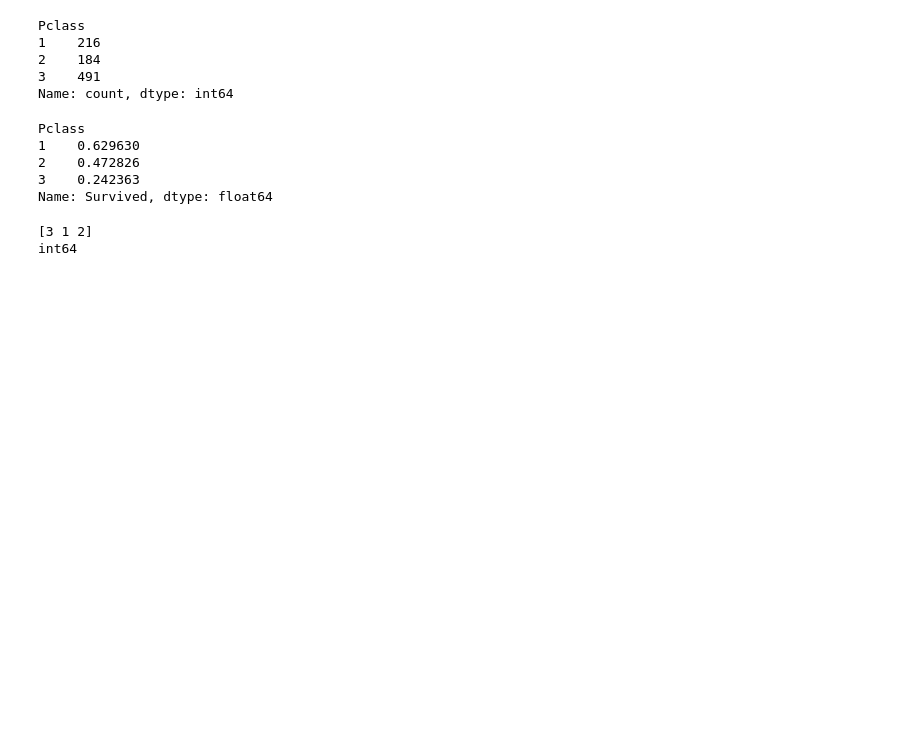
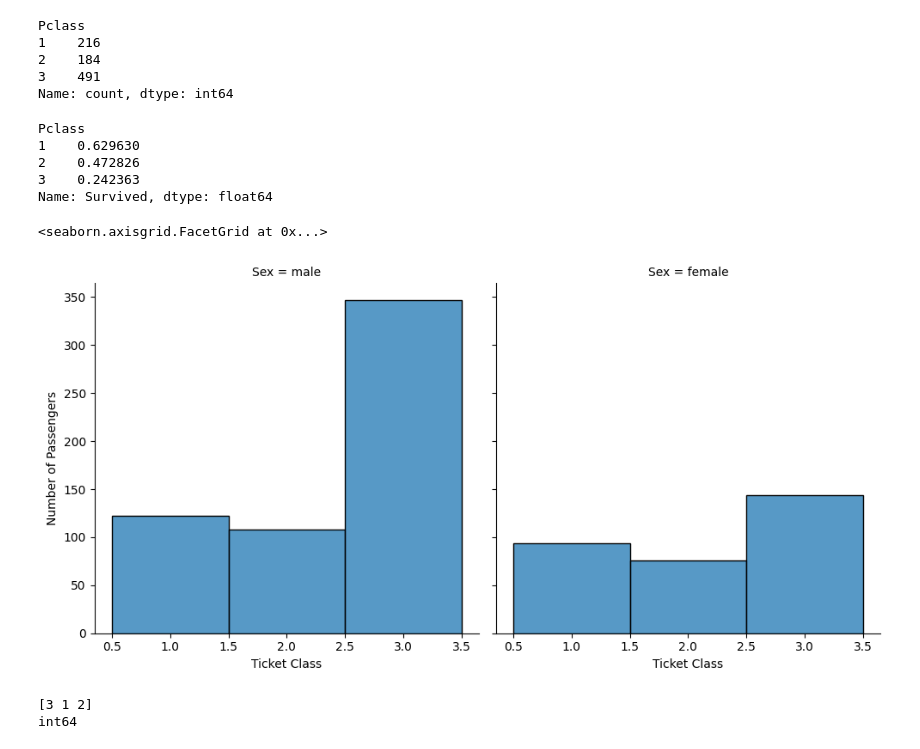
Before and after one commit to rfdspeng/ml_ai_portfolio, a Jupyter notebook: titanic/titanic.ipynb, the cells around one changed output. Drawn from its saved outputs; the diff is of its cells as text; code cells hidden in the pictures; blank space fills up the shorter version.

Commit message:
Update stat notes, add seaborn notes

```diff
--- a/titanic/titanic.ipynb
+++ b/titanic/titanic.ipynb
@@ -187,6 +187,12 @@ Pclass
 2    0.472826
 3    0.242363
 Name: Survived, dtype: float64
+# %%
+g = sns.displot(df, x="Pclass", discrete=True, col="Sex")
+g.set_axis_labels("Ticket Class", "Number of Passengers")
+# %% [output]
+<seaborn.axisgrid.FacetGrid at 0x...>
+[figure, added]
 # %%
 print(df["Pclass"].unique())
 print(df["Pclass"].dtype)
```
Also changed, not shown: 2 other files.
